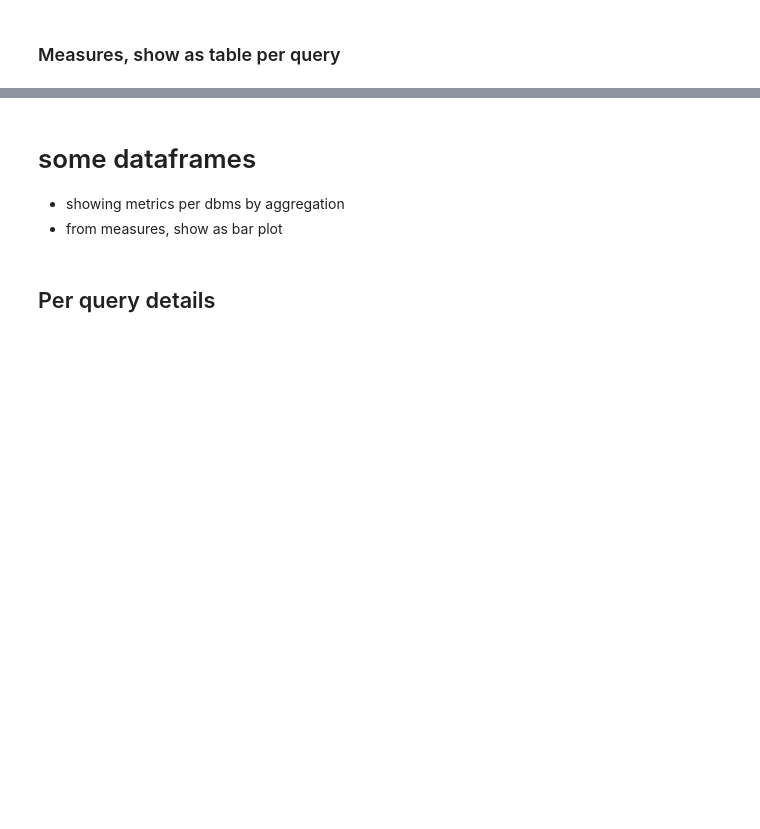
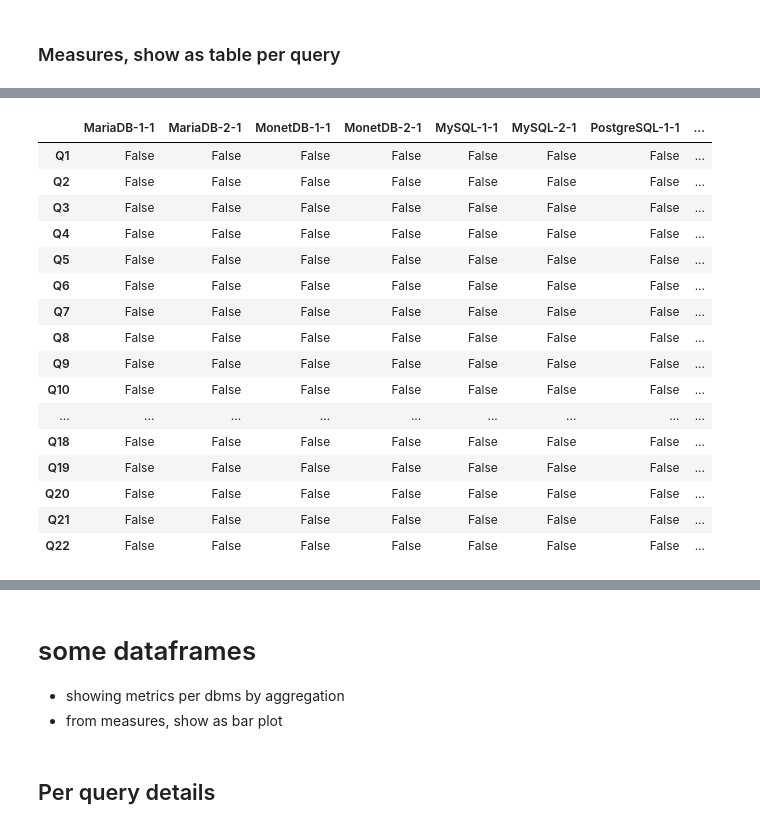
Before and after one commit to Beuth-Erdelt/DBMS-Benchmarker, a Jupyter notebook: Evaluation-Demo.ipynb, the cells around one changed output, grey strips where cells are left out. Cells and saved outputs as stored; diff of their text form; code cells hidden in the pictures; blank space fills up the shorter version.

```diff
--- a/Evaluation-Demo.ipynb
+++ b/Evaluation-Demo.ipynb
@@ -26,7 +44,7 @@ evaluate.get_experiments_preview()
 code = evaluate.list_experiments[len(evaluate.list_experiments)-1]
 
 # Specific Experiment
-code = '1625203913'
+code = '1625255968'
 
 # load it
 evaluate.load_experiment(code)
@@ -129,7 +317,25 @@ evaluate.get_total_resultsize()
 evaluate.get_total_resultsize_normalized()
 # %%
 # if there was an error, show as heatmap
-evaluate.get_total_errors()
+evaluate.get_total_errors().T
+# %% [output]
+|  | MariaDB-1-1 | MariaDB-2-1 | MonetDB-1-1 | MonetDB-2-1 | MySQL-1-1 | MySQL-2-1 | PostgreSQL-1-1 | ... |
+| Q1 | False | False | False | False | False | False | False | ... |
+| Q2 | False | False | False | False | False | False | False | ... |
+| Q3 | False | False | False | False | False | False | False | ... |
+| Q4 | False | False | False | False | False | False | False | ... |
+| Q5 | False | False | False | False | False | False | False | ... |
+| Q6 | False | False | False | False | False | False | False | ... |
+| Q7 | False | False | False | False | False | False | False | ... |
+| Q8 | False | False | False | False | False | False | False | ... |
+| Q9 | False | False | False | False | False | False | False | ... |
+| Q10 | False | False | False | False | False | False | False | ... |
+| ... | ... | ... | ... | ... | ... | ... | ... | ... |
+| Q18 | False | False | False | False | False | False | False | ... |
+| Q19 | False | False | False | False | False | False | False | ... |
+| Q20 | False | False | False | False | False | False | False | ... |
+| Q21 | False | False | False | False | False | False | False | ... |
+| Q22 | False | False | False | False | False | False | False | ... |
 # %%
 # if there was a warning, show as heatmap
 evaluate.get_total_warnings()
```
Also changed, not shown: parts of 23 cells of this notebook, 1 other file.
